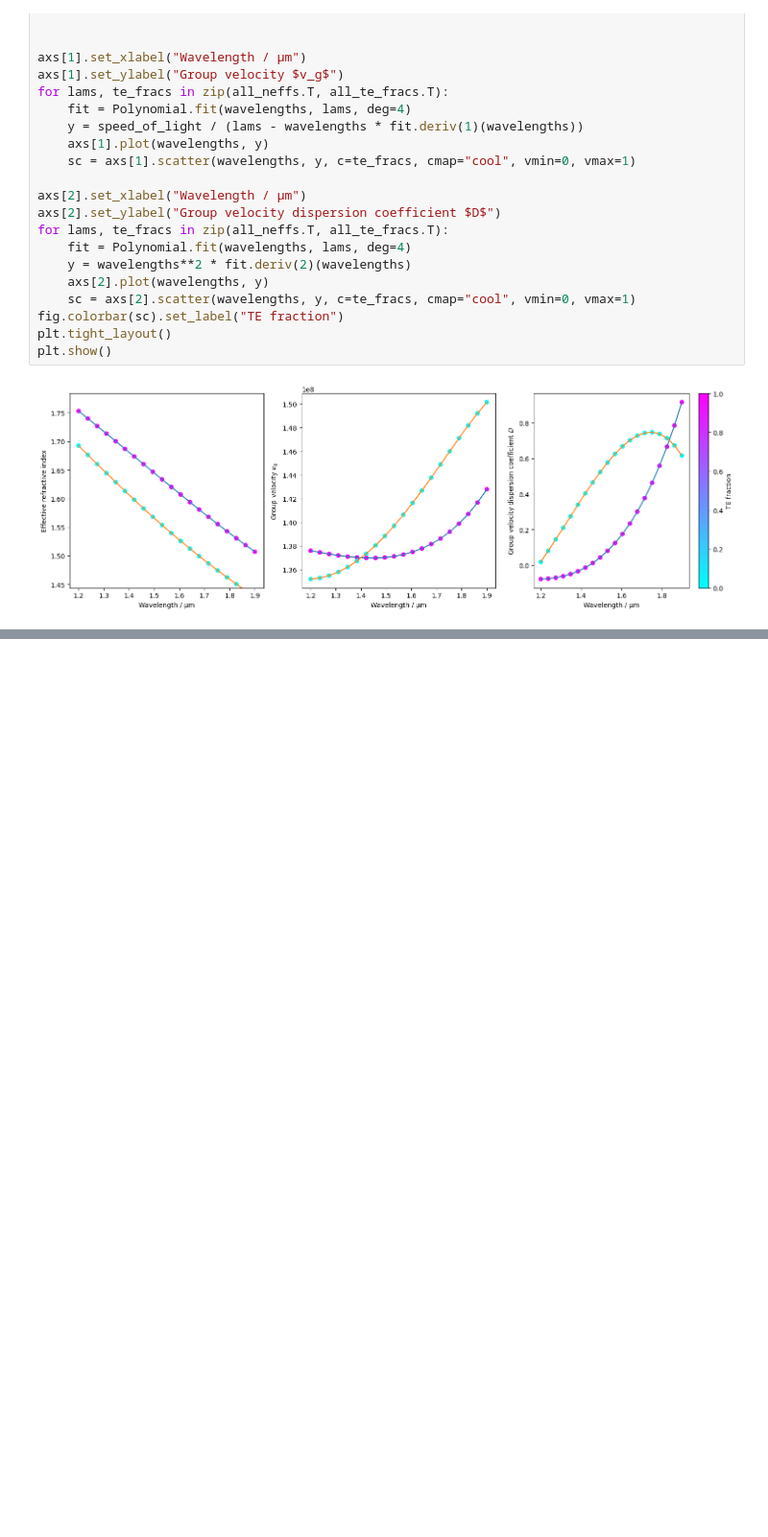
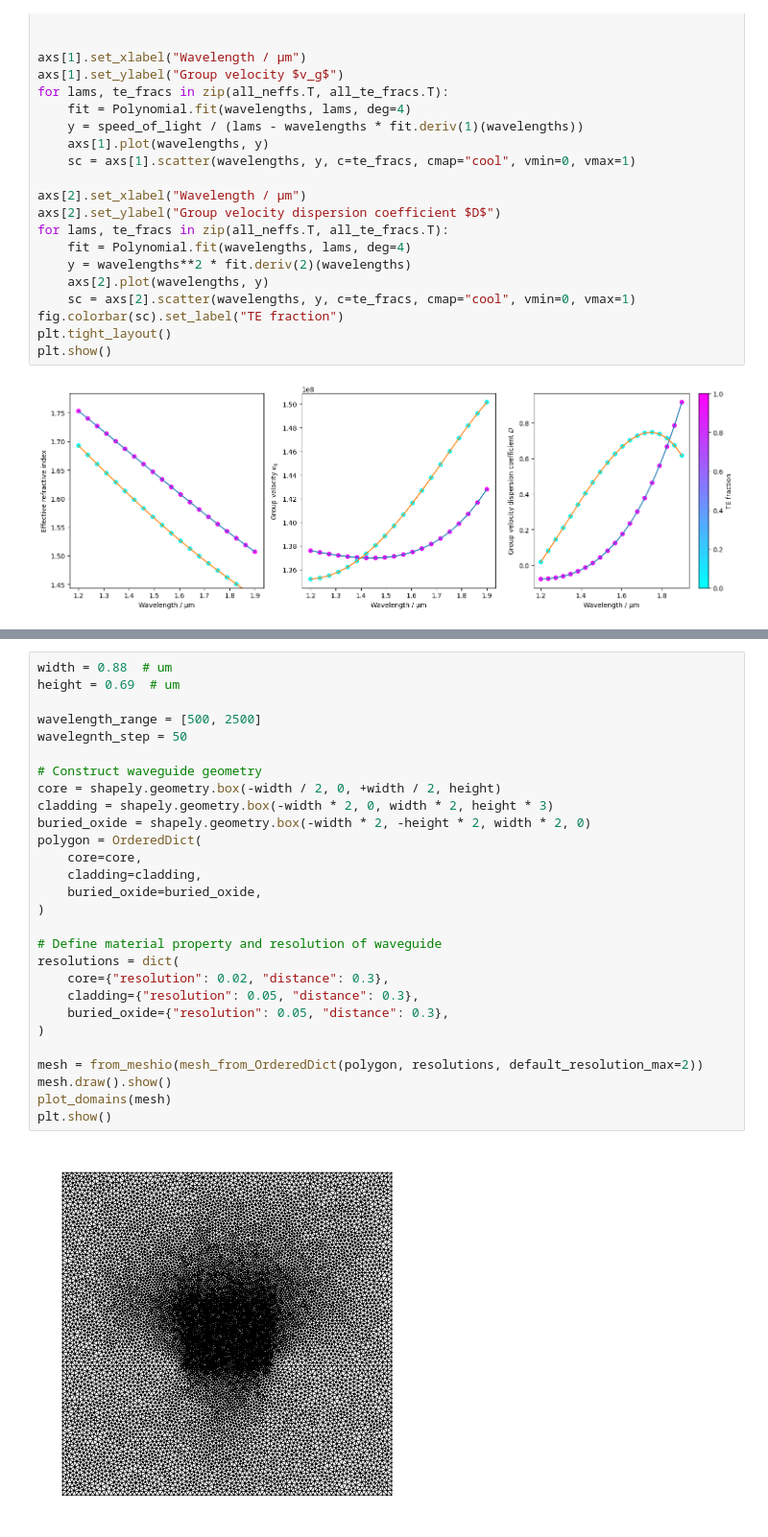
Before and after one commit to ericcblow/SiliconPhotonicSimulations, a Jupyter notebook: Dispersion.ipynb, the cells around one changed output, grey strips where cells are left out. Shown at 96% size. Drawn from its saved outputs; the diff is of its cells as text; blank space fills up the shorter version.

Commit message:
finished femwell optics examples but found meshwell error which needs to be fixed within waveguide crossing (EME) example

```diff
--- a/Dispersion.ipynb
+++ b/Dispersion.ipynb
@@ -102,0 +121,30 @@ plt.show()
+# %%
+width = 0.88  # um
+height = 0.69  # um
+
+wavelength_range = [500, 2500]
+wavelegnth_step = 50
+
+# Construct waveguide geometry
+core = shapely.geometry.box(-width / 2, 0, +width / 2, height)
+cladding = shapely.geometry.box(-width * 2, 0, width * 2, height * 3)
+buried_oxide = shapely.geometry.box(-width * 2, -height * 2, width * 2, 0)
+polygon = OrderedDict(
+    core=core,
+    cladding=cladding,
+    buried_oxide=buried_oxide,
+)
+
+# Define material property and resolution of waveguide
+resolutions = dict(
+    core={"resolution": 0.02, "distance": 0.3},
+    cladding={"resolution": 0.05, "distance": 0.3},
+    buried_oxide={"resolution": 0.05, "distance": 0.3},
+)
+
+mesh = from_meshio(mesh_from_OrderedDict(polygon, resolutions, default_resolution_max=2))
+mesh.draw().show()
+plot_domains(mesh)
+plt.show()
+# %% [output]
+[figure, added]
```
Also changed, not shown: parts of 13 cells of this notebook, 24 other files.
